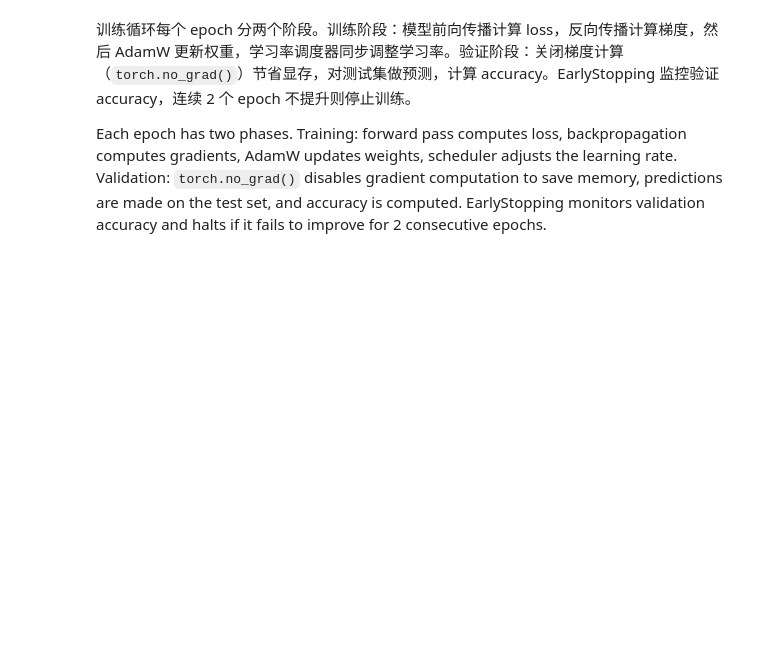
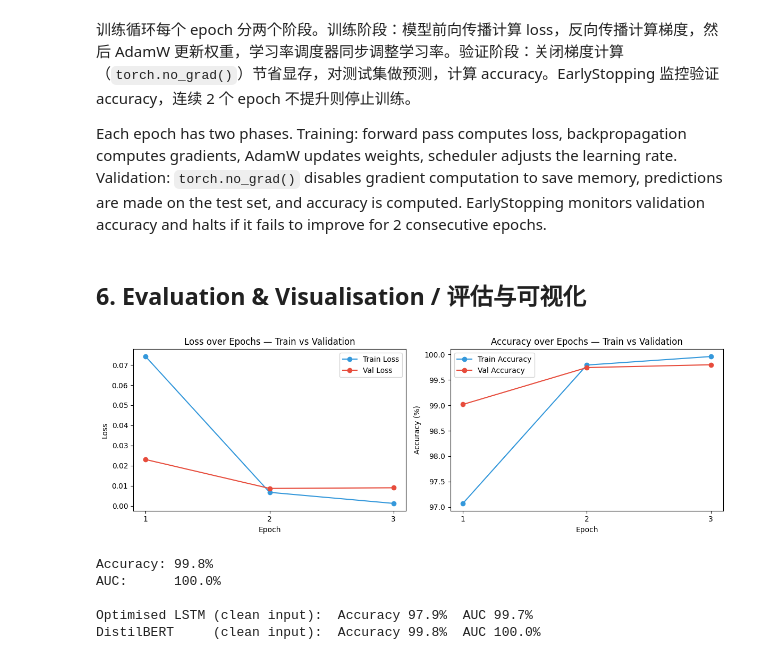
Before and after one commit to shuhan312/fake-news-detection-lstm-to-llm, a Jupyter notebook: notebooks/03_transformer_distilbert.ipynb, the cells around one changed output. Drawn from its saved outputs; the diff is of its cells as text; code cells hidden in the pictures; blank space fills up the shorter version.

```diff
--- a/notebooks/03_transformer_distilbert.ipynb
+++ b/notebooks/03_transformer_distilbert.ipynb
@@ -304,3 +309,67 @@ Best validation accuracy: 99.8%
 训练循环每个 epoch 分两个阶段。训练阶段：模型前向传播计算 loss，反向传播计算梯度，然后 AdamW 更新权重，学习率调度器同步调整学习率。验证阶段：关闭梯度计算（`torch.no_grad()`）节省显存，对测试集做预测，计算 accuracy。EarlyStopping 监控验证 accuracy，连续 2 个 epoch 不提升则停止训练。
 
 Each epoch has two phases. Training: forward pass computes loss, backpropagation computes gradients, AdamW updates weights, scheduler adjusts the learning rate. Validation: `torch.no_grad()` disables gradient computation to save memory, predictions are made on the test set, and accuracy is computed. EarlyStopping monitors validation accuracy and halts if it fails to improve for 2 consecutive epochs.
+# %% [markdown]
+## 6. Evaluation & Visualisation / 评估与可视化
+# %%
+epochs_range = list(range(1, len(train_losses) + 1))
+
+fig, axes = plt.subplots(1, 2, figsize=(12, 4))
+
+# Loss 对比：训练 vs 验证 / Loss comparison: train vs validation
+axes[0].plot(epochs_range, train_losses, 'o-', color='#3498db', label='Train Loss')
+axes[0].plot(epochs_range, val_losses,   'o-', color='#e74c3c', label='Val Loss')
+axes[0].set_title('Loss over Epochs — Train vs Validation')
+axes[0].set_xlabel('Epoch')
+axes[0].set_ylabel('Loss')
+axes[0].set_xticks(epochs_range)
+axes[0].legend()
+
+# Accuracy 对比：训练 vs 验证 / Accuracy comparison: train vs validation
+axes[1].plot(epochs_range, [v*100 for v in train_accuracies], 'o-', color='#3498db', label='Train Accuracy')
+axes[1].plot(epochs_range, [v*100 for v in val_accuracies],   'o-', color='#e74c3c', label='Val Accuracy')
+axes[1].set_title('Accuracy over Epochs — Train vs Validation')
+axes[1].set_xlabel('Epoch')
+axes[1].set_ylabel('Accuracy (%)')
+axes[1].set_xticks(epochs_range)
+axes[1].legend()
+
+plt.tight_layout()
+plt.savefig('../results/distilbert_training_curves.png', dpi=150)
+plt.show()
+# %% [output]
+[figure, added]
+# %%
+# 在测试集上计算 AUC（需要概率值，不能只用预测标签）
+# Compute AUC on test set — requires probability scores, not just predicted labels
+model.eval()
+all_probs, all_preds_final, all_labels_final = [], [], []
+
+with torch.no_grad():
+    for batch in test_loader:
+        input_ids      = batch['input_ids'].to(device)
+        attention_mask = batch['attention_mask'].to(device)
+        labels         = batch['labels']
+
+        outputs = model(input_ids=input_ids, attention_mask=attention_mask)
+        probs = torch.softmax(outputs.logits, dim=1)[:, 1]  # 取类别 1（真新闻）的概率
+        preds = outputs.logits.argmax(dim=1)
+
+        all_probs.extend(probs.cpu().numpy())
+        all_preds_final.extend(preds.cpu().numpy())
+        all_labels_final.extend(labels.numpy())
+
+acc = accuracy_score(all_labels_final, all_preds_final)
+auc = roc_auc_score(all_labels_final, all_probs)
+
+print(f'Accuracy: {acc:.1%}')
+print(f'AUC:      {auc:.1%}')
+print()
+print(f'Optimised LSTM (clean input):  Accuracy 97.9%  AUC 99.7%')
+print(f'DistilBERT     (clean input):  Accuracy {acc:.1%}  AUC {auc:.1%}')
+# %% [output]
+Accuracy: 99.8%
+AUC:      100.0%
+
+Optimised LSTM (clean input):  Accuracy 97.9%  AUC 99.7%
+DistilBERT     (clean input):  Accuracy 99.8%  AUC 100.0%
```
Also changed, not shown: parts of 2 cells of this notebook, 2 other files.
